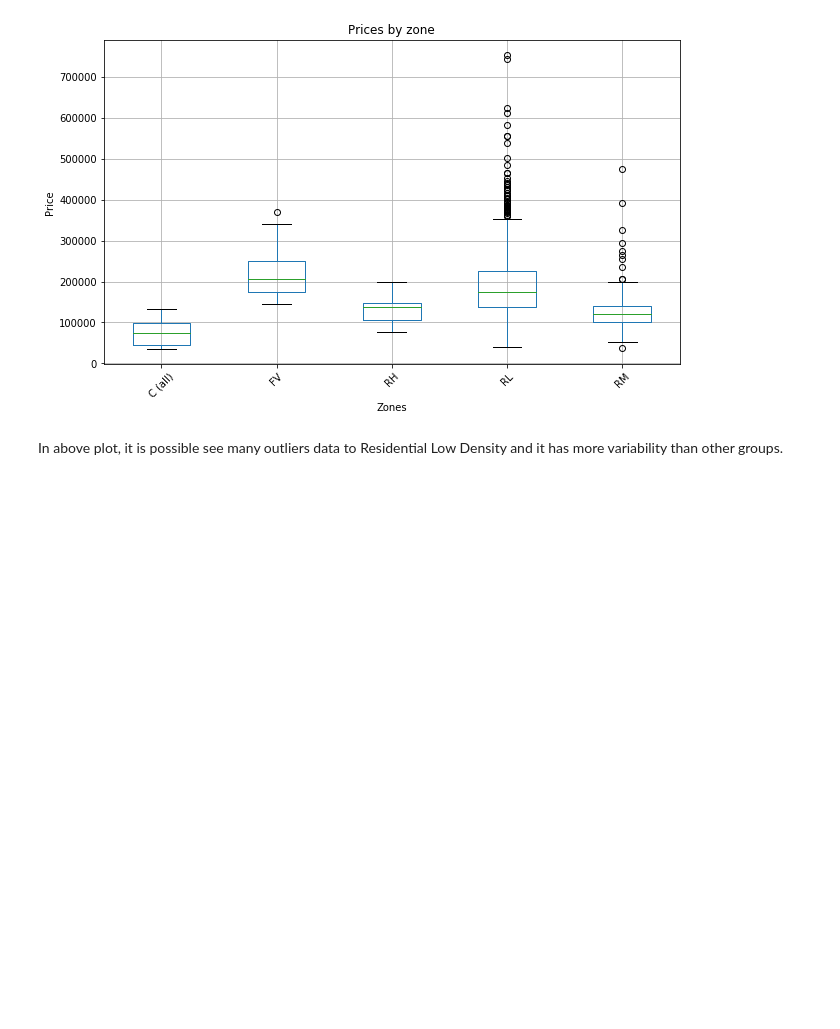
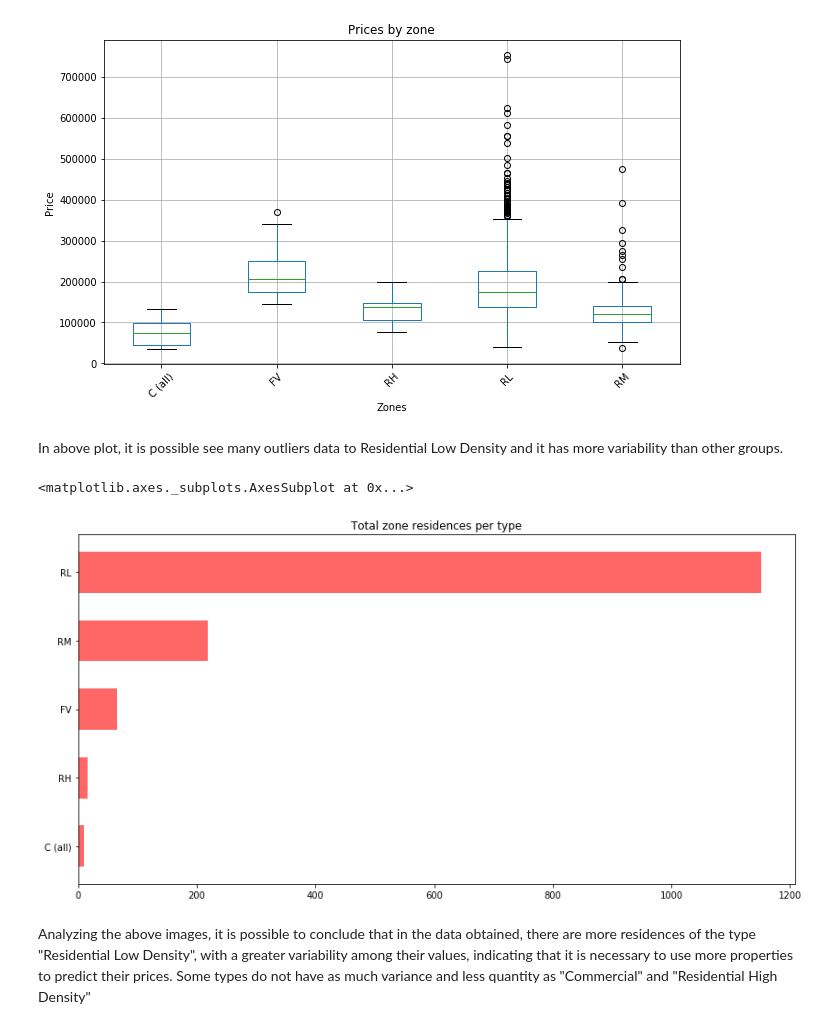
Before and after one commit to Murillo/Challenge-Kaggle, a Jupyter notebook: House Prices - Advanced Regression Techniques/house-prices-advanced-regression-techniques.ipynb, the cells around one changed output. Saved outputs shown, nothing was run; the diff lists cells and outputs as text; code cells hidden in the pictures; blank space fills up the shorter version.

Commit message:
Improving model with a small conclusion about zone type.

```diff
--- a/House Prices - Advanced Regression Techniques/house-prices-advanced-regression-techniques.ipynb
+++ b/House Prices - Advanced Regression Techniques/house-prices-advanced-regression-techniques.ipynb
@@ -125,3 +125,13 @@ Text(0.5,0.98,'')
 [figure]
 # %% [markdown]
 In above plot, it is possible see many outliers data to Residential Low Density and it has more variability than other groups.
+# %%
+ds['MSZoning']\
+    .value_counts()\
+    .sort_values(ascending=True)\
+    .plot(kind='barh', figsize=[14, 7], width=0.6, alpha=0.6, color='r',grid=False,title='Total zone residences per type')
+# %% [output]
+<matplotlib.axes._subplots.AxesSubplot at 0x...>
+[figure, added]
+# %% [markdown]
+Analyzing the above images, it is possible to conclude that in the data obtained, there are more residences of the type "Residential Low Density", with a greater variability among their values, indicating that it is necessary to use more properties to predict their prices. Some types do not have as much variance and less quantity as "Commercial" and "Residential High Density"
```
